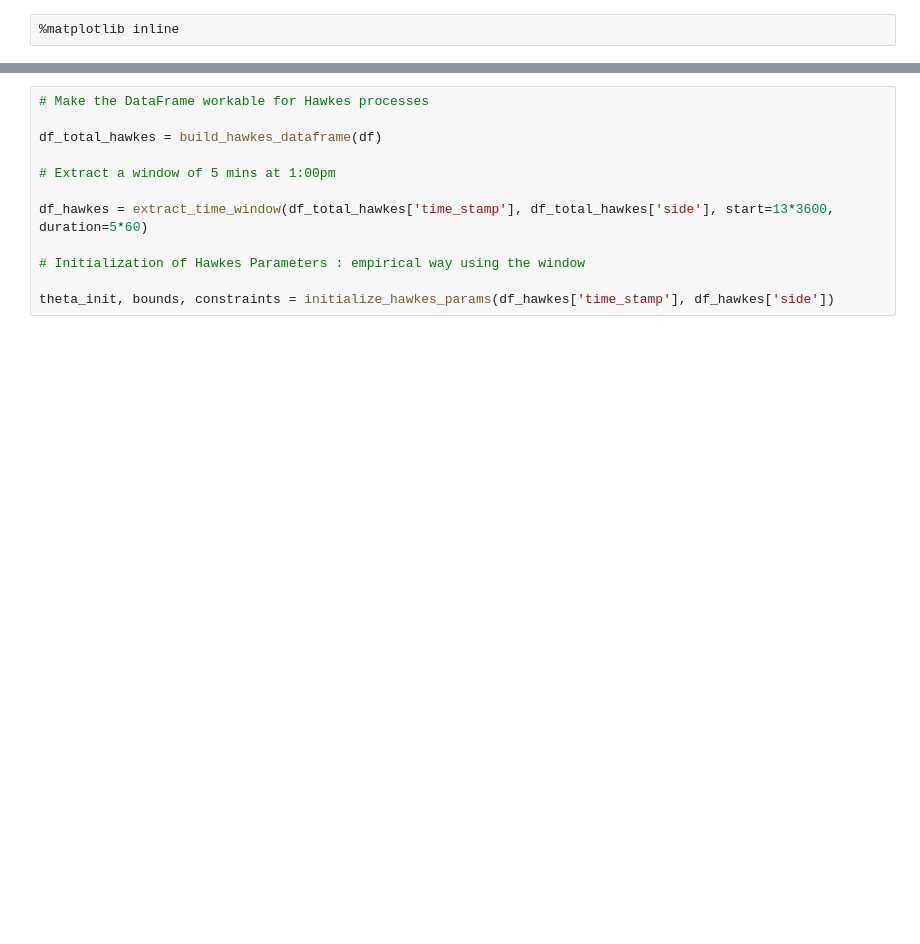
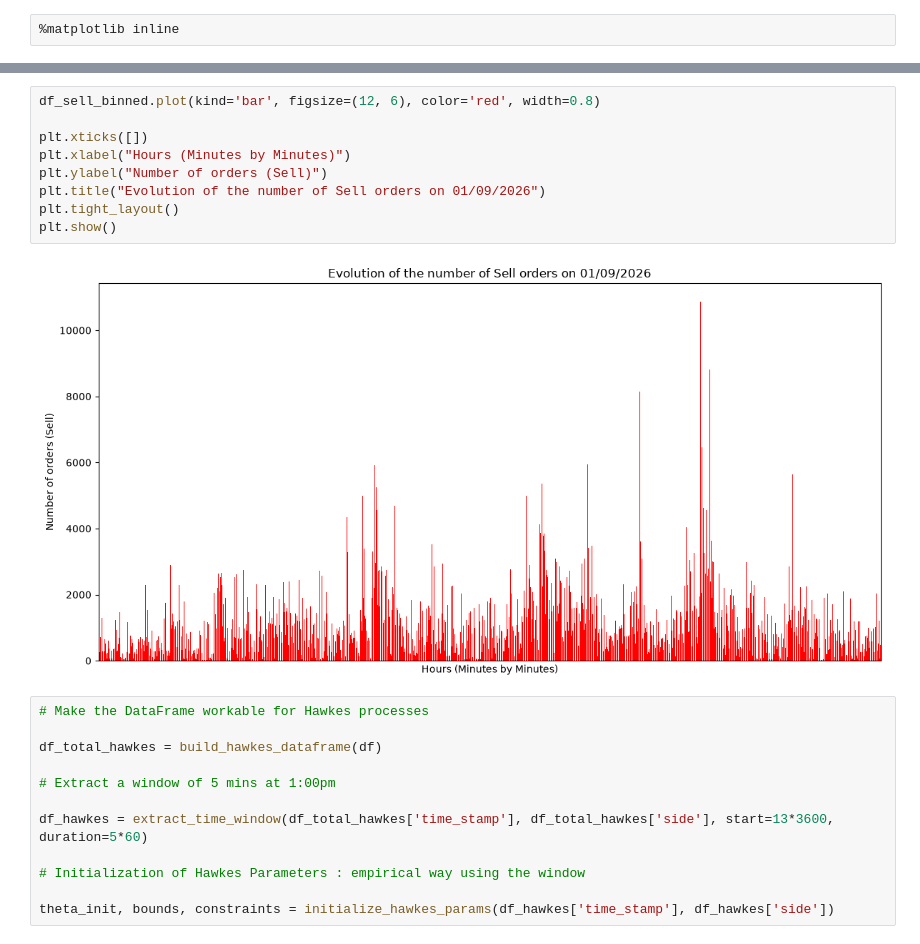
Before and after one commit to Maxime-Skryma/Spread_Crypto, a Jupyter notebook: notebooks/BTC_Hawkes.ipynb, the cells around one changed output, grey strips where cells are left out. Cells and saved outputs as stored; diff of their text form; blank space fills up the shorter version.

```diff
--- a/notebooks/BTC_Hawkes.ipynb
+++ b/notebooks/BTC_Hawkes.ipynb
@@ -142,3 +145,14 @@ plt.show()
+# %%
+df_sell_binned.plot(kind='bar', figsize=(12, 6), color='red', width=0.8)
+
+plt.xticks([])
+plt.xlabel("Hours (Minutes by Minutes)")
+plt.ylabel("Number of orders (Sell)")
+plt.title("Evolution of the number of Sell orders on 01/09/2026")
+plt.tight_layout()
+plt.show()
+# %% [output]
+[figure, added]
 # %%
 # Make the DataFrame workable for Hawkes processes
 
```
Also changed, not shown: parts of 6 cells of this notebook, 4 other files.
